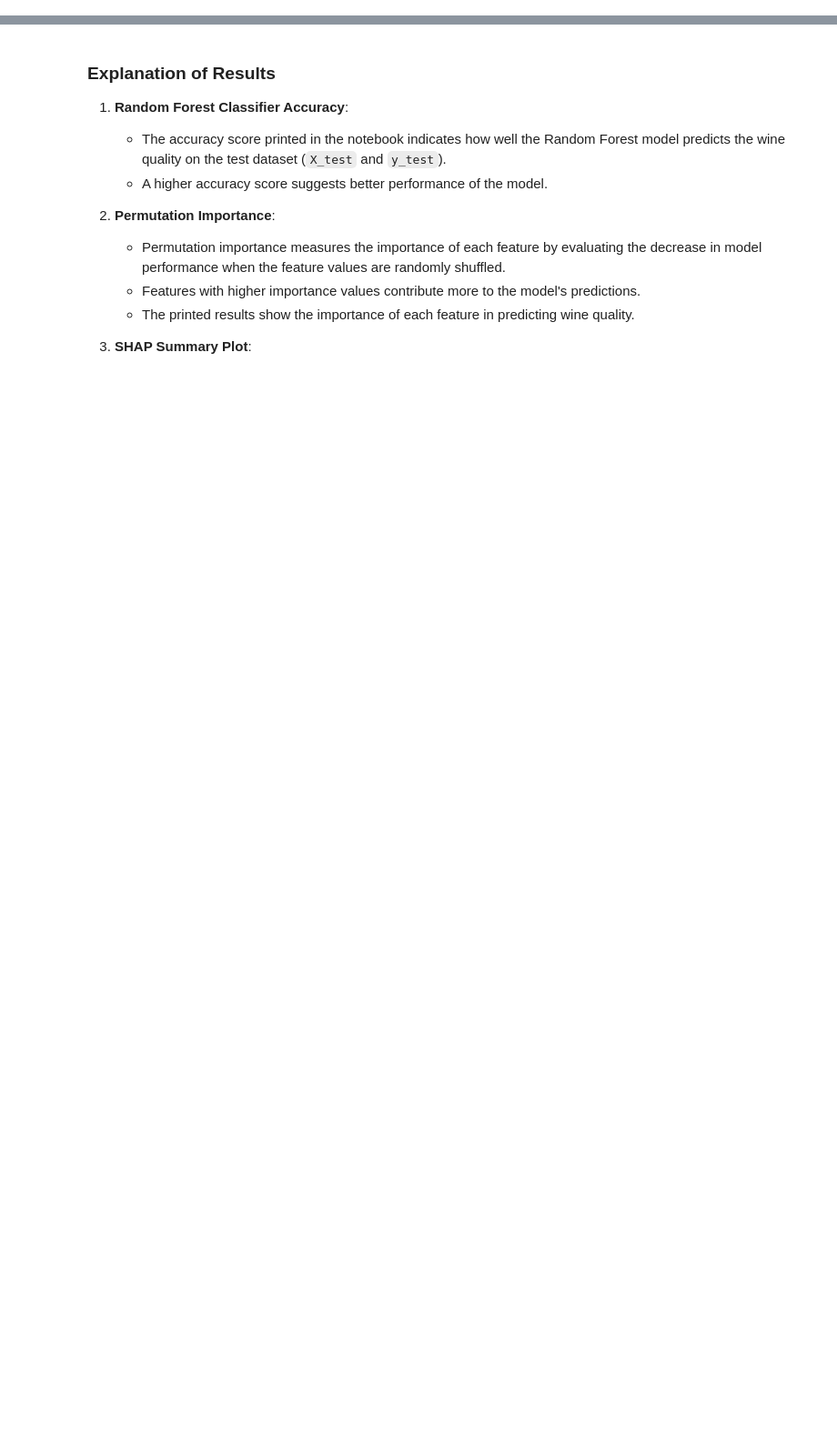
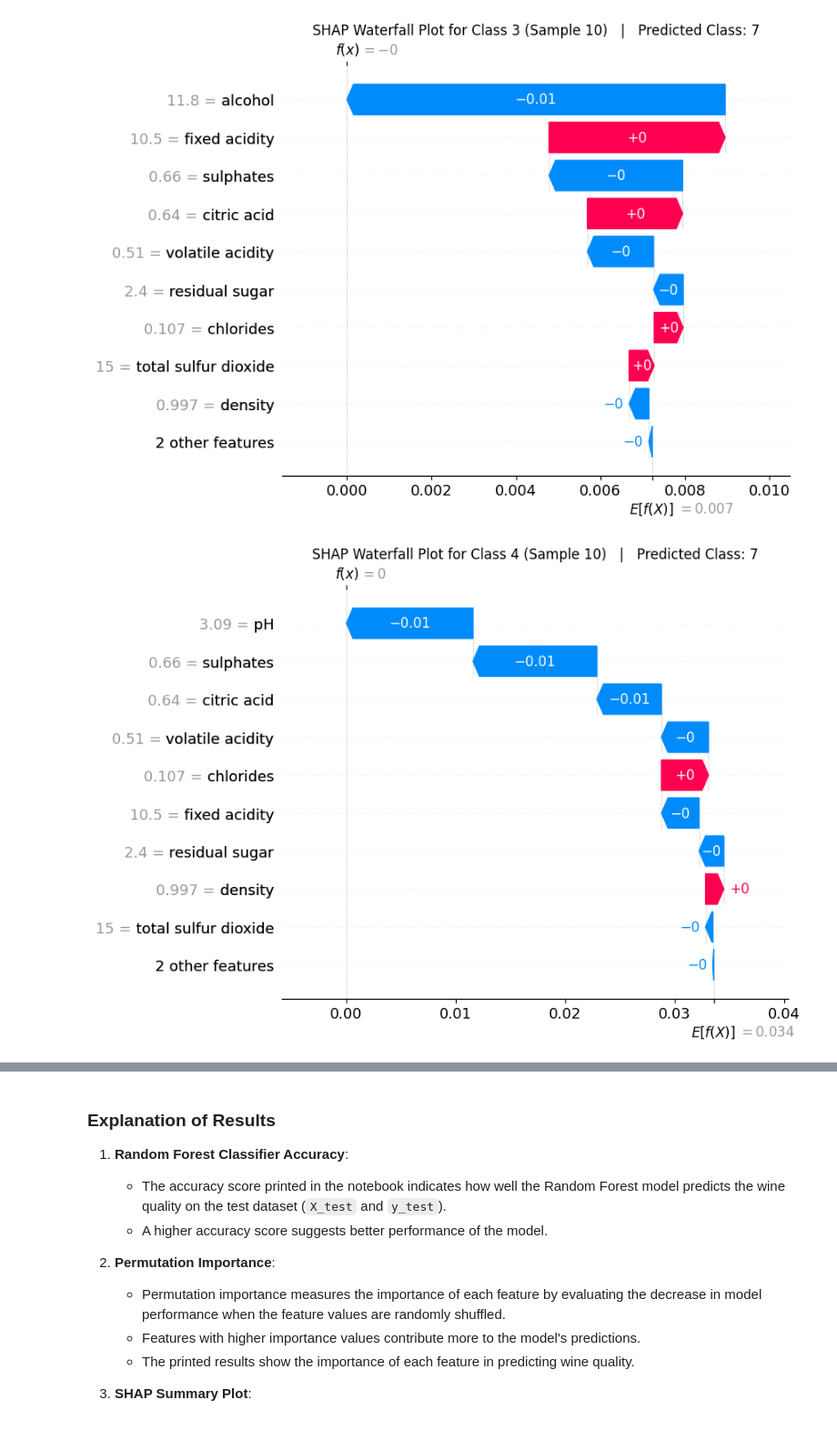
Before and after one commit to DataScienceLabFHSWF/XAI_course, a Jupyter notebook: XAI_Exercises/solutions/Exercise1.ipynb, the cells around one changed output, grey strips where cells are left out. Shown at 91% size. Drawn from its saved outputs; the diff is of its cells as text; code cells hidden in the pictures; blank space fills up the shorter version.

```diff
--- a/XAI_Exercises/solutions/Exercise1.ipynb
+++ b/XAI_Exercises/solutions/Exercise1.ipynb
@@ -60,0 +97,11 @@ pH: 0.0031
+# %%
+sample_id = 10
+num_classes = shap_values.values.shape[-1]
+class_offset = 3
+
+for class_num in range(num_classes):
+    plt.title(f"SHAP Waterfall Plot for Class {class_num + class_offset} (Sample {sample_id})   |   Predicted Class: {y_pred[sample_id]}")
+    shap.plots.waterfall(shap_values[sample_id,:,class_num])
+# %% [output]
+[figure, added]
+[figure, added]
```
Also changed, not shown: parts of 10 cells of this notebook, 2 other files.
